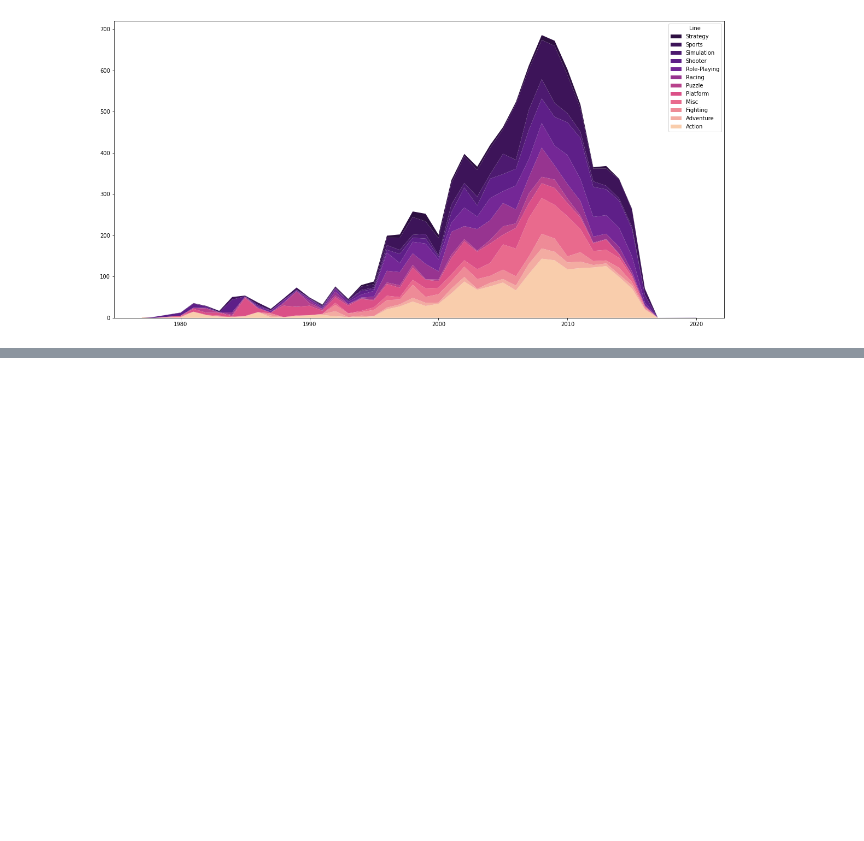
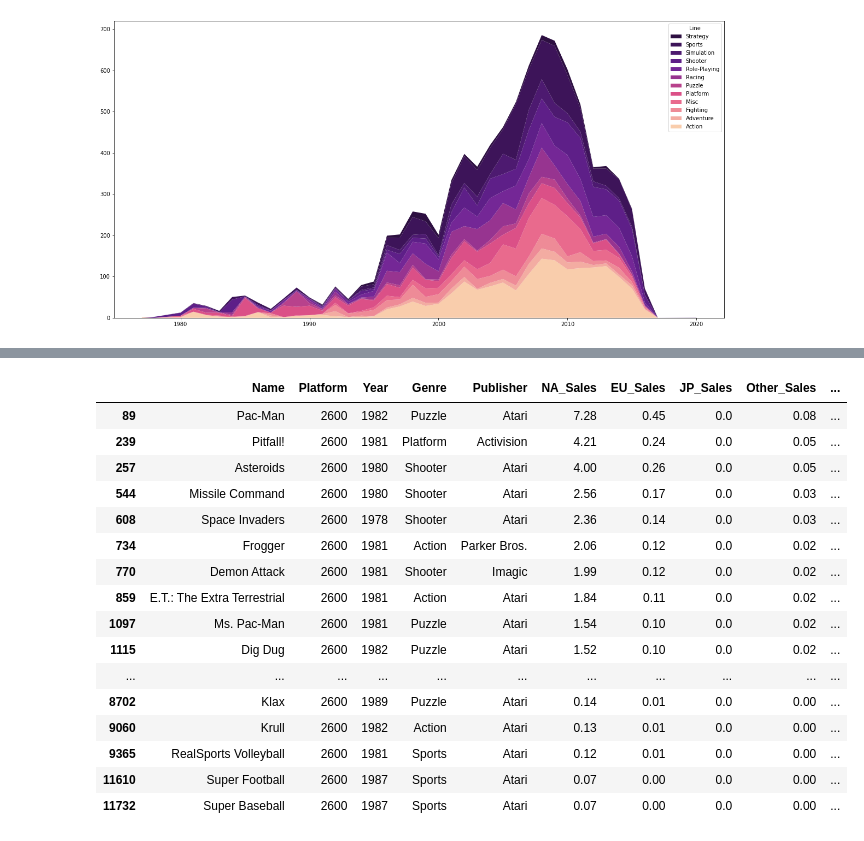
Before and after one commit to nan-park/section1_project, a Jupyter notebook: AI_section1_project.ipynb, the cells around one changed output, grey strips where cells are left out. Cells and saved outputs as stored; diff of their text form; code cells hidden in the pictures; blank space fills up the shorter version.

```diff
--- a/AI_section1_project.ipynb
+++ b/AI_section1_project.ipynb
@@ -669,0 +685,20 @@ group_year
+# %%
+df_clean.query("Platform == '2600'")
+# %% [output]
+|  | Name | Platform | Year | Genre | Publisher | NA_Sales | EU_Sales | JP_Sales | Other_Sales | ... |
+| 89 | Pac-Man | 2600 | 1982 | Puzzle | Atari | 7.28 | 0.45 | 0.0 | 0.08 | ... |
+| 239 | Pitfall! | 2600 | 1981 | Platform | Activision | 4.21 | 0.24 | 0.0 | 0.05 | ... |
+| 257 | Asteroids | 2600 | 1980 | Shooter | Atari | 4.00 | 0.26 | 0.0 | 0.05 | ... |
+| 544 | Missile Command | 2600 | 1980 | Shooter | Atari | 2.56 | 0.17 | 0.0 | 0.03 | ... |
+| 608 | Space Invaders | 2600 | 1978 | Shooter | Atari | 2.36 | 0.14 | 0.0 | 0.03 | ... |
+| 734 | Frogger | 2600 | 1981 | Action | Parker Bros. | 2.06 | 0.12 | 0.0 | 0.02 | ... |
+| 770 | Demon Attack | 2600 | 1981 | Shooter | Imagic | 1.99 | 0.12 | 0.0 | 0.02 | ... |
+| 859 | E.T.: The Extra Terrestrial | 2600 | 1981 | Action | Atari | 1.84 | 0.11 | 0.0 | 0.02 | ... |
+| 1097 | Ms. Pac-Man | 2600 | 1981 | Puzzle | Atari | 1.54 | 0.10 | 0.0 | 0.02 | ... |
+| 1115 | Dig Dug | 2600 | 1982 | Puzzle | Atari | 1.52 | 0.10 | 0.0 | 0.02 | ... |
+| ... | ... | ... | ... | ... | ... | ... | ... | ... | ... | ... |
+| 8702 | Klax | 2600 | 1989 | Puzzle | Atari | 0.14 | 0.01 | 0.0 | 0.00 | ... |
+| 9060 | Krull | 2600 | 1982 | Action | Atari | 0.13 | 0.01 | 0.0 | 0.00 | ... |
+| 9365 | RealSports Volleyball | 2600 | 1981 | Sports | Atari | 0.12 | 0.01 | 0.0 | 0.00 | ... |
+| 11610 | Super Football | 2600 | 1987 | Sports | Atari | 0.07 | 0.00 | 0.0 | 0.00 | ... |
+| 11732 | Super Baseball | 2600 | 1987 | Sports | Atari | 0.07 | 0.00 | 0.0 | 0.00 | ... |
```
Also changed, not shown: parts of 18 cells of this notebook.
